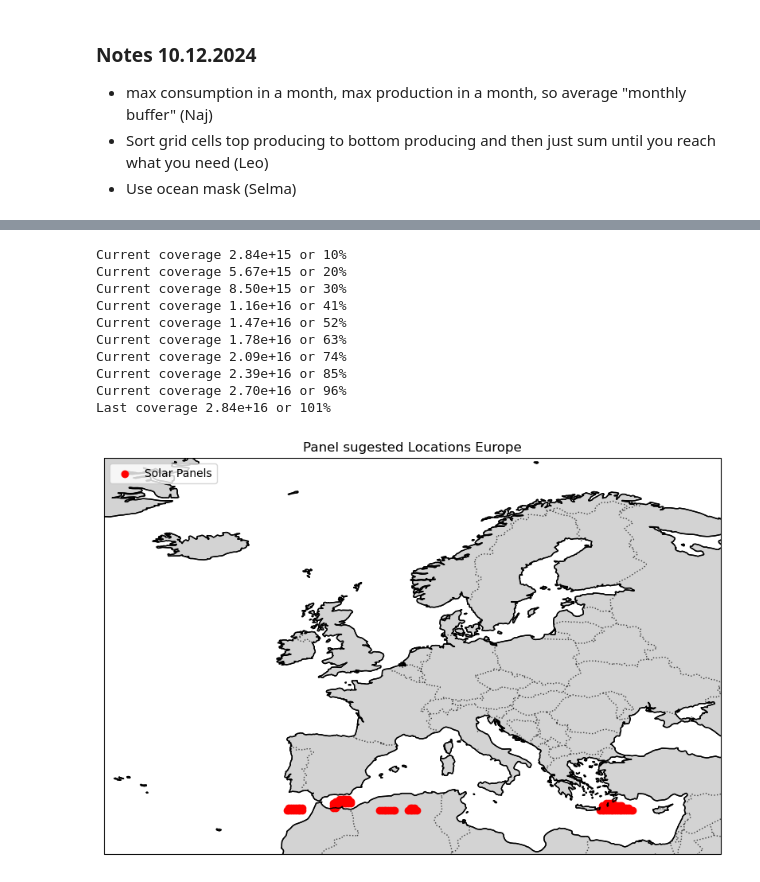
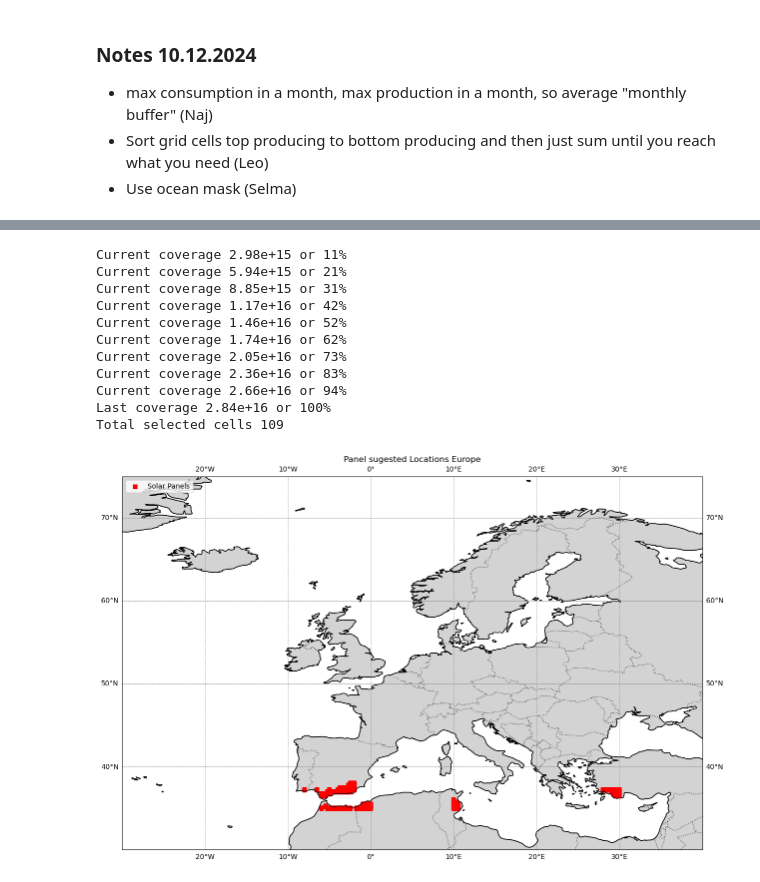
Before and after one commit to laq/msc-intro-computational-meteorology-exercises-w2024, a Jupyter notebook: projects/europeEnergy/EuroAccumulatedPvPot.ipynb, the cells around one changed output, grey strips where cells are left out. Saved outputs shown, nothing was run; the diff lists cells and outputs as text; code cells hidden in the pictures.

```diff
--- a/projects/europeEnergy/EuroAccumulatedPvPot.ipynb
+++ b/projects/europeEnergy/EuroAccumulatedPvPot.ipynb
@@ -171,0 +213,4 @@ Text(0.5, 0.98, 'MegaWatts Hour per month per m^2')
+# %%
+mask_pvpot = pvpot * mask_eu["lsm"][0]
+# %%
+mask_pvpot.load()
@@ -231,4 +300,4 @@ def grid_cell_area(ds, radius=6371):
     return area_da
 # %%
 ds_eu['cell_area'] = grid_cell_area(ds_eu)
-ds_eu['pv_pot'] = pvpot
+ds_eu['pv_pot'] = mask_pvpot
@@ -365,3 +416,6 @@ energy_year = ds_eu.energy_potential_per_cell.sum(dim="month") * 24 * 30
+# %%
+# Dont select cells in Algeria
+energy_year.loc[(energy_year.latitude < 40), (energy_year.longitude < 10) & (energy_year.longitude > 0) ] = 0
 # %%
 def get_cells_to_cover_consumption(potential_production, desired_production):
     production_cells = []
@@ -391,53 +445,56 @@ def get_cells_to_cover_consumption(potential_production, desired_production):
 
 
 cells = get_cells_to_cover_consumption(energy_year, europe_electricity_consumption.magnitude)
+print(f"Total selected cells {len(cells)}")
 # %% [output]
-Current coverage 2.84e+15 or 10%
-Current coverage 5.67e+15 or 20%
-Current coverage 8.50e+15 or 30%
-Current coverage 1.16e+16 or 41%
-Current coverage 1.47e+16 or 52%
-Current coverage 1.78e+16 or 63%
-Current coverage 2.09e+16 or 74%
-Current coverage 2.39e+16 or 85%
-Current coverage 2.70e+16 or 96%
-Last coverage 2.84e+16 or 101%
+Current coverage 2.98e+15 or 11%
+Current coverage 5.94e+15 or 21%
+Current coverage 8.85e+15 or 31%
+Current coverage 1.17e+16 or 42%
+Current coverage 1.46e+16 or 52%
+Current coverage 1.74e+16 or 62%
+Current coverage 2.05e+16 or 73%
+Current coverage 2.36e+16 or 83%
+Current coverage 2.66e+16 or 94%
+Last coverage 2.84e+16 or 100%
+Total selected cells 109
 # %%
 import matplotlib.pyplot as plt
 import cartopy.crs as ccrs
 import cartopy.feature as cfeature
 import numpy as np
 
 # Example: max_coordinates contains the max 10 coordinates and their pvpot values
 # max_coordinates = [{'pvpot': value, 'latitude': lat, 'longitude': lon, 'month': month}, ...]
 
 # Set up the map
-fig, ax = plt.subplots(figsize=(10, 10), subplot_kw={'projection': ccrs.PlateCarree()})
+fig, ax = plt.subplots(figsize=(15, 15), subplot_kw={'projection': ccrs.PlateCarree()})
 
 # Add a base map (using Cartopy's Natural Earth features)
 ax.set_extent([-30, 40, 30, 75], crs=ccrs.PlateCarree())  # Limits for Europe
 ax.coastlines(resolution='50m')
 ax.add_feature(cfeature.BORDERS, linestyle=':', alpha=0.7)
 ax.add_feature(cfeature.LAND, edgecolor='black', facecolor='lightgray')
 
 # Extract coordinates and values from max_coordinates
 latitudes = [coord['latitude'] for coord in cells]
 longitudes = [coord['longitude'] for coord in cells]
 
 # Plot the coordinates as red points
-ax.scatter(longitudes, latitudes, color='red',  label='Solar Panels', transform=ccrs.PlateCarree())
+ax.scatter(longitudes, latitudes, color='red', marker='s', label='Solar Panels', transform=ccrs.PlateCarree())
 
+ax.gridlines(draw_labels=True, color='gray', linestyle='--', linewidth=0.5)
 # Optionally: Label the points with their pvpot values
 # for coord in max_coordinates:
 #     ax.text(coord['longitude'] + 0.5, coord['latitude'], f"{coord['energy']:.2f}", color='red', fontsize=10,
 #             transform=ccrs.PlateCarree())
 
 # Show the plot
 plt.title('Panel sugested Locations Europe')
 plt.legend(loc='upper left')
 plt.show()
 # %% [output]
-[figure, old version]
+[figure, new version]
 # %%
 area_covered = 0
 for c in cells:
```
Also changed, not shown: parts of 29 cells of this notebook.
